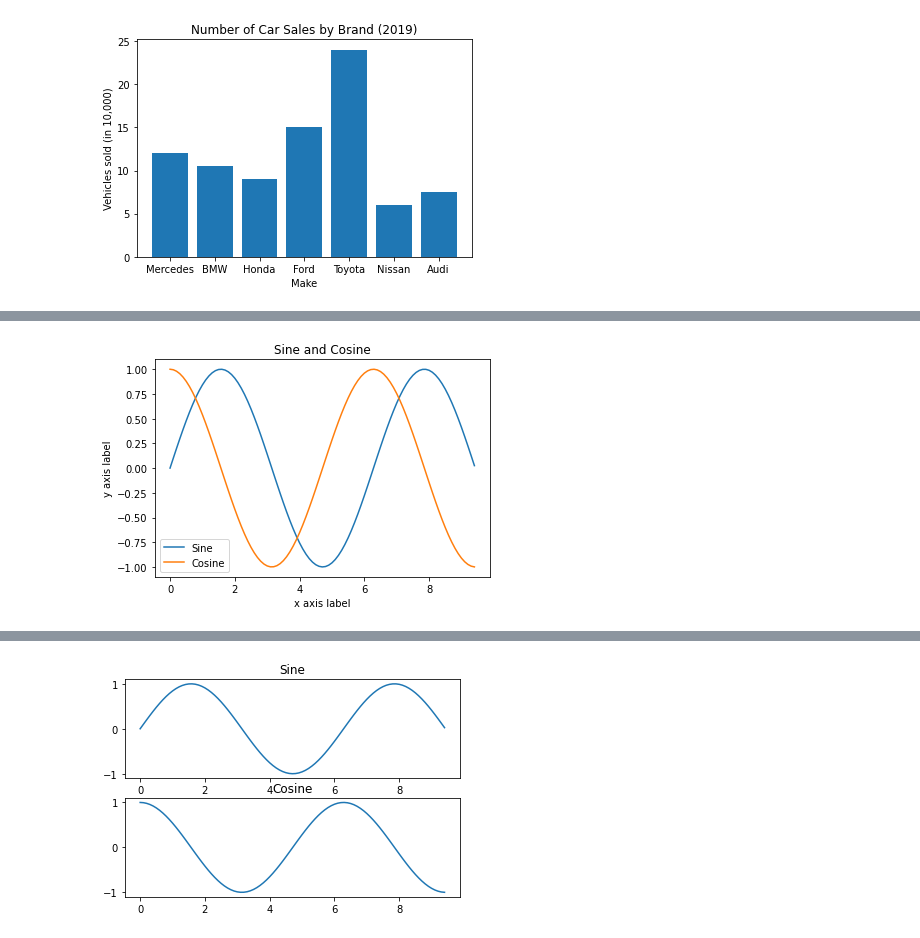
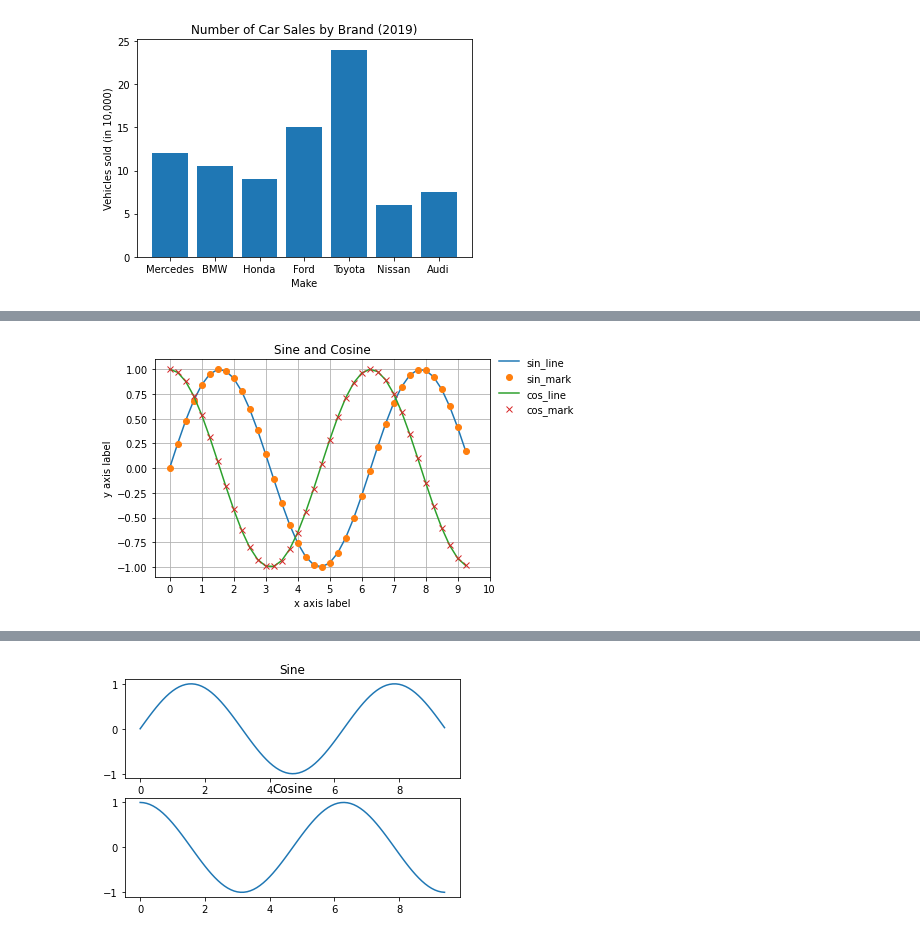
Before and after one commit to camillebeltran/Python-Packages-Intro, a Jupyter notebook: packages.ipynb, the cells around one changed output, grey strips where cells are left out. Cells and saved outputs as stored; diff of their text form; code cells hidden in the pictures.

```diff
--- a/packages.ipynb
+++ b/packages.ipynb
@@ -440,16 +593,21 @@ plt.show()
 # %%
-# Compute the x and y coordinates for points on sine and cosine curves
-x = np.arange(0, 3 * np.pi, 0.1)
+x = np.arange(0, 3 * np.pi, 0.25)
 y_sin = np.sin(x)
 y_cos = np.cos(x)
 
-# Plot the points using matplotlib
 plt.plot(x, y_sin)
+plt.plot(x, y_sin, 'o')
 plt.plot(x, y_cos)
+plt.plot(x, y_cos, 'x')
 plt.xlabel('x axis label')
 plt.ylabel('y axis label')
+plt.xticks(np.arange(0, 11, 1))
+plt.yticks(np.arange(-1., 1.25, 0.25))
 plt.title('Sine and Cosine')
-plt.legend(['Sine', 'Cosine'])
+plt.legend(['sin_line', 'sin_mark', 'cos_line', 'cos_mark'], loc='lower left',
+           bbox_to_anchor=(1.0, 0.7), frameon=False)
+plt.grid()
+
 plt.show()
 # %% [output]
-[figure, old version]
+[figure, new version]
```
Also changed, not shown: parts of 64 cells of this notebook, 3 other files.
